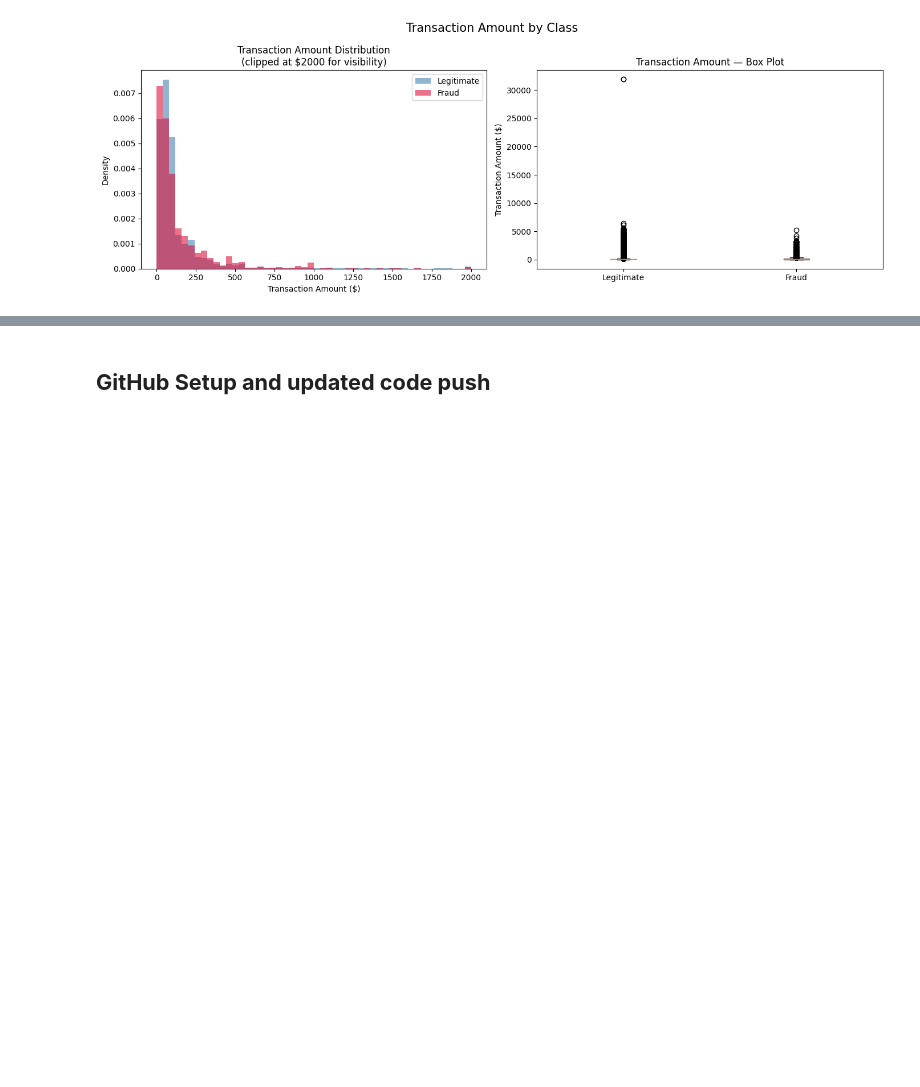
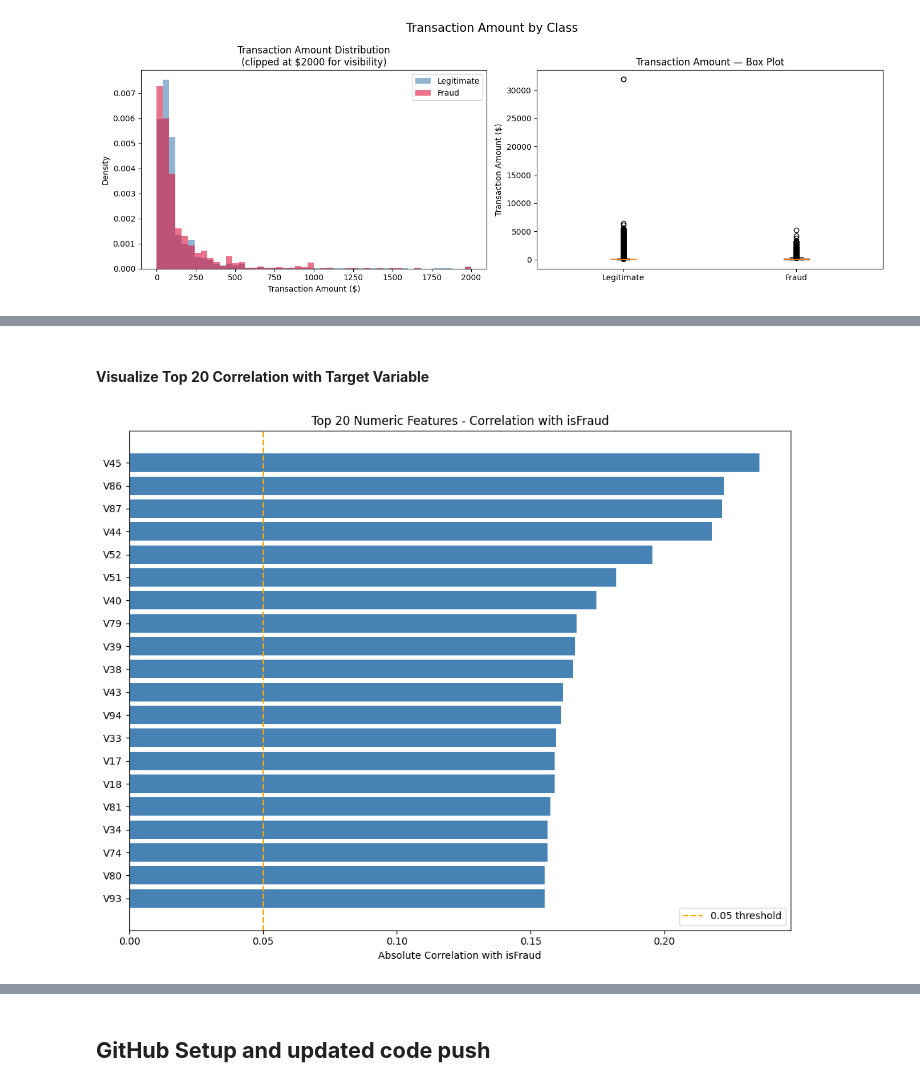
Before and after one commit to Thedeadman0612/TrustCart, a Jupyter notebook: phase1/notebooks/phase1_transaction_risk.ipynb, the cells around one changed output, grey strips where cells are left out. Saved outputs shown, nothing was run; the diff lists cells and outputs as text; code cells hidden in the pictures; blank space fills up the shorter version.

```diff
--- a/phase1/notebooks/phase1_transaction_risk.ipynb
+++ b/phase1/notebooks/phase1_transaction_risk.ipynb
@@ -1007,0 +1015,17 @@ even if it occasionally flags legitimate transactions.
+# %%
+print("===== Top 20 NUMERIC COLUMNS with HIGHEST CORRELATION WITH TARGET =====")
+print("")
+
+# Get all the numeric columns except the target 'isFraud'
+numeric_cols = df_combined.select_dtypes(include=[np.number]).columns.tolist()
+
+numeric_cols.remove('isFraud')
+
+correlation_with_target = df_combined[numeric_cols].corrwith(df_combined['isFraud'])
+
+# Take absolute value and sort, care about strength and not direction
+correlation_abs = correlation_with_target.abs().sort_values(ascending=False)
+
+# Print the top 20
+top_20_corr = correlation_abs.head(20)
+print(top_20_corr)
@@ -1007,0 +1050,19 @@ even if it occasionally flags legitimate transactions.
+# %% [markdown]
+#### **Visualize Top 20 Correlation with Target Variable**
+# %%
+plt.figure(figsize=(10, 8))
+
+bars = plt.barh(
+    top_20_corr.index[::-1],
+    top_20_corr.values[::-1],
+    color='steelblue'
+)
+
+plt.xlabel('Absolute Correlation with isFraud')
+plt.title('Top 20 Numeric Features - Correlation with isFraud')
+plt.axvline(x=0.05, color='orange', linestyle='--', label='0.05 threshold')
+plt.legend()
+plt.tight_layout()
+plt.show()
+# %% [output]
+[figure, added]
```
Also changed, not shown: parts of 19 cells of this notebook.
